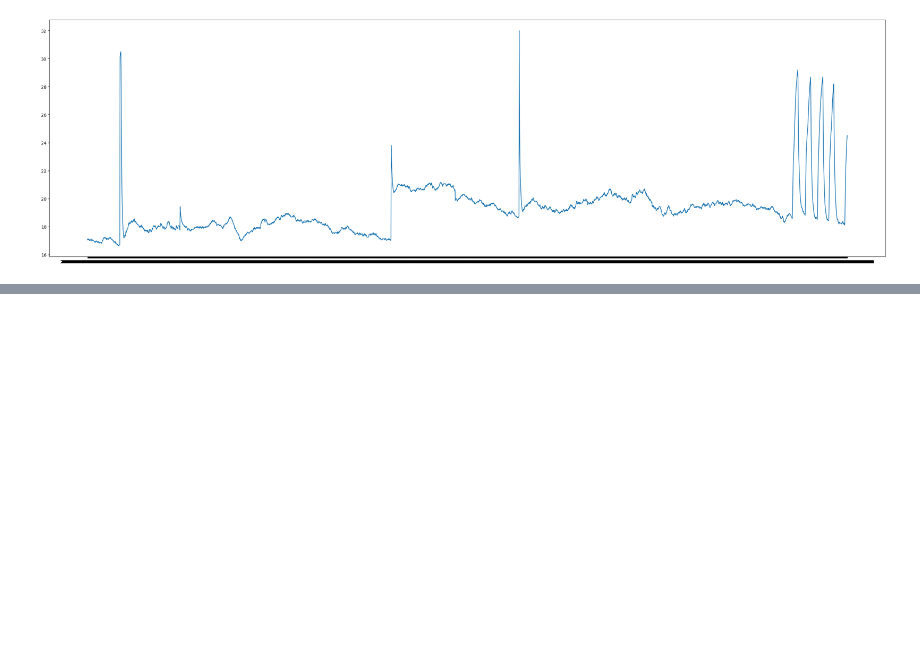
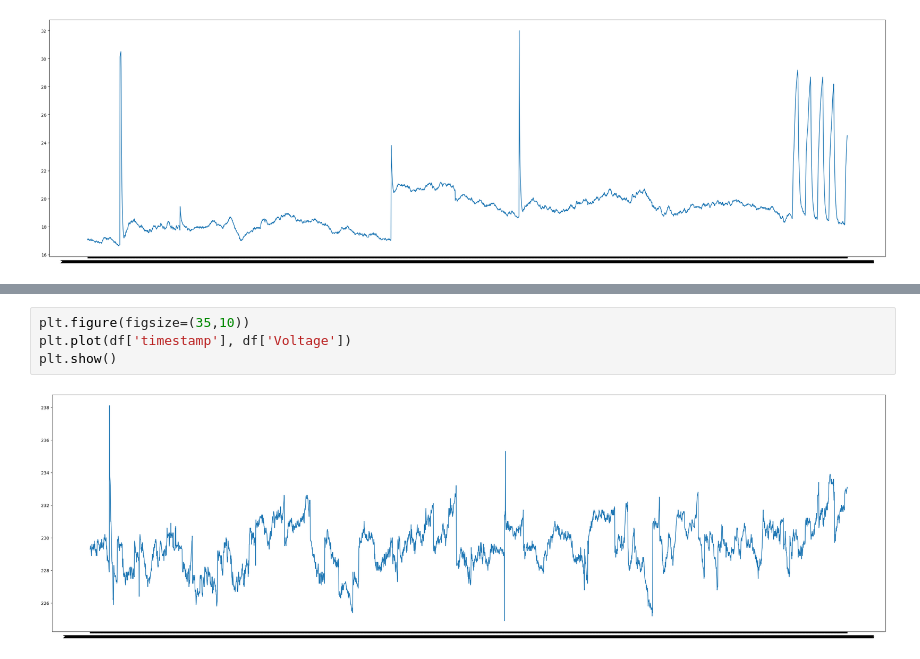
Before and after one commit to AkilaIsuri/AirConditioner-AnomalyDetection, a Jupyter notebook: EDA.ipynb, the cells around one changed output, grey strips where cells are left out. Drawn from its saved outputs; the diff is of its cells as text; blank space fills up the shorter version.

```diff
--- a/EDA.ipynb
+++ b/EDA.ipynb
@@ -320,0 +333,6 @@ plt.show()
+# %%
+plt.figure(figsize=(35,10))
+plt.plot(df['timestamp'], df['Voltage'])
+plt.show()
+# %% [output]
+[figure, added]
```
Also changed, not shown: parts of 14 cells of this notebook, 1 other file.
